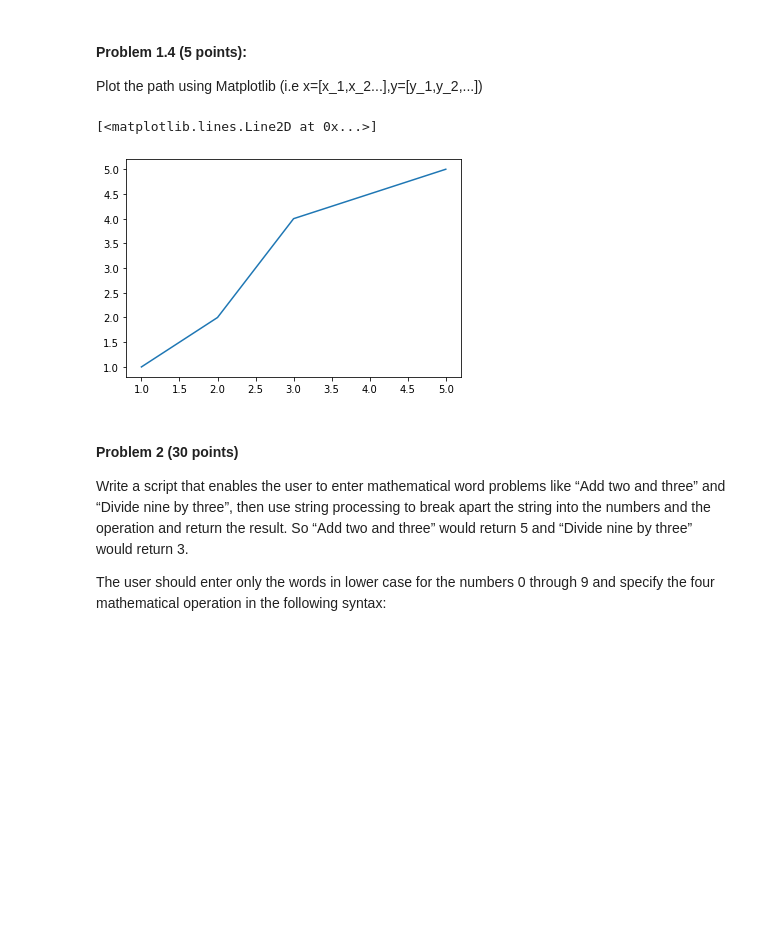
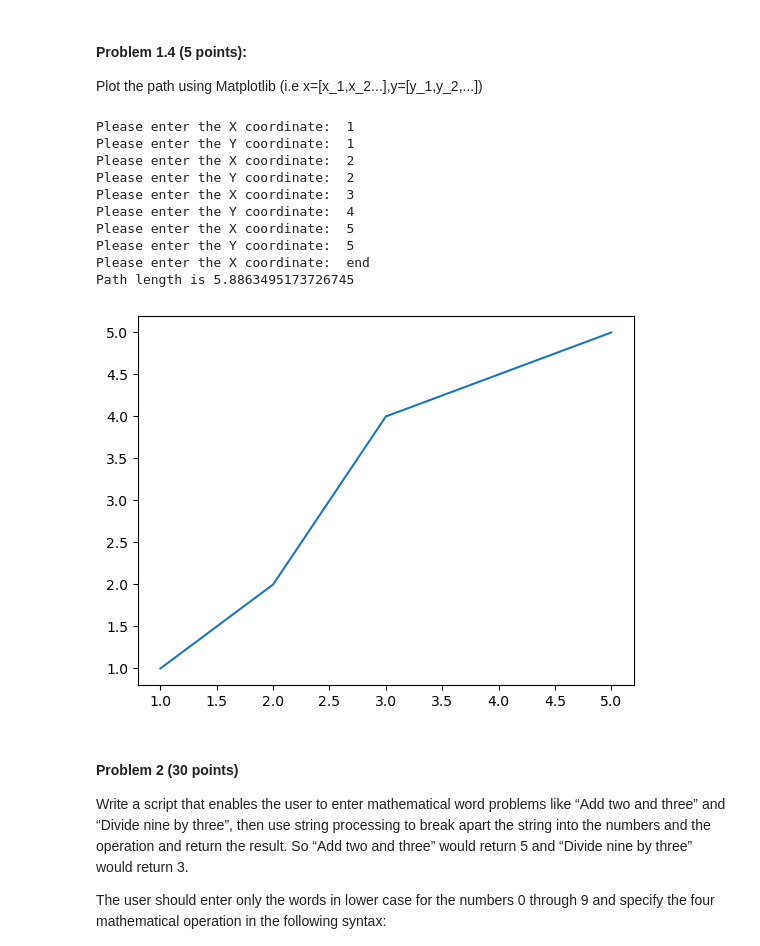
Before and after one commit to ZachIngram04/MBIO4783-Final, a Jupyter notebook: Exam_Final.ipynb, the cells around one changed output. Saved outputs shown, nothing was run; the diff lists cells and outputs as text; code cells hidden in the pictures; blank space fills up the shorter version.

```diff
--- a/Exam_Final.ipynb
+++ b/Exam_Final.ipynb
@@ -112,7 +112,7 @@ Path length is 3.6502815398728847
 
 Plot the path using Matplotlib (i.e x=[x_1,x_2...],y=[y_1,y_2,...])
 # %%
-import matplotlib
+from matplotlib import pyplot as plt
 
 
 def line_length(point1, point2):
@@ -120,35 +120,56 @@ def line_length(point1, point2):
     distance = (((point2[0] - point1[0]) ** 2) + ((point2[1] - point1[1]) ** 2)) ** 0.5
     return distance
 
 
 def path_length(points_list):
     """given a list of (x, y) ordered pairs, returns the sum of distances between those points"""
     path_length = 0
     for i, point in enumerate(points_list):
         if i != 0:
             distance = line_length(point, points_list[i - 1])
             path_length += distance
         else:
             continue
     return path_length
 
 
 points_list = []
 x_userinput = input("Please enter the X coordinate: ")
 while True:
     if x_userinput == "end":
         break
     else:
         x_coord = int(x_userinput)
         y_coord = int(input("Please enter the Y coordinate: "))
         ordered_pair = [x_coord, y_coord]
         points_list.append(ordered_pair)
         x_userinput = input("Please enter the X coordinate: ")
 
 print(f"Path length is {path_length(points_list)}")
+
+x = []
+y = []
+for point in points_list:
+    x.append(point[0])
+    y.append(point[1])
+
+plt.figure()
+
+plt.plot(x, y)
+
+plt.show()
 # %% [output]
-[<matplotlib.lines.Line2D at 0x...>]
+Please enter the X coordinate:  1
+Please enter the Y coordinate:  1
+Please enter the X coordinate:  2
+Please enter the Y coordinate:  2
+Please enter the X coordinate:  3
+Please enter the Y coordinate:  4
+Please enter the X coordinate:  5
+Please enter the Y coordinate:  5
+Please enter the X coordinate:  end
+Path length is 5.8863495173726745
-[figure, old version]
+[figure, new version]
 # %% [markdown]
 #### Problem 2 (30 points)
 
```
Also changed, not shown: parts of 1 cell of this notebook.
